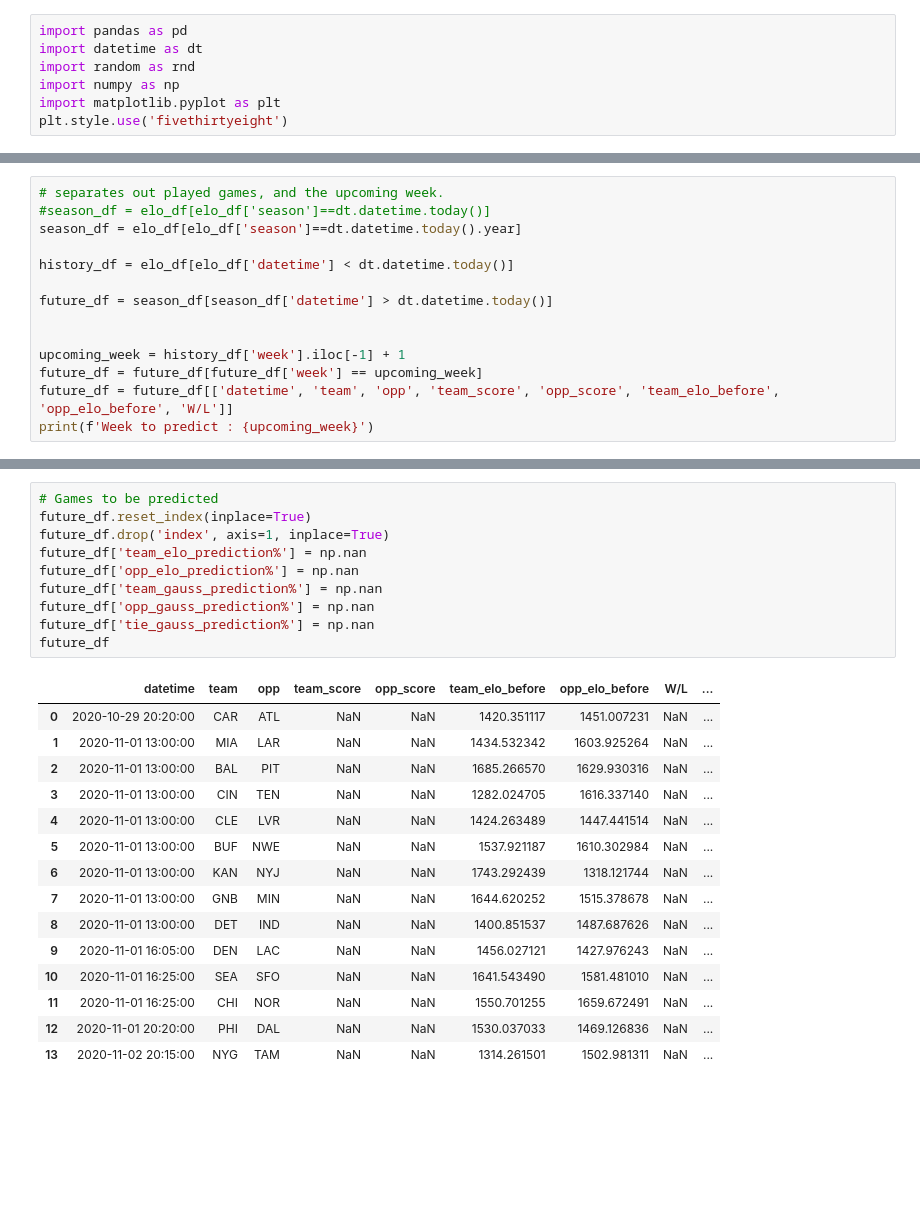
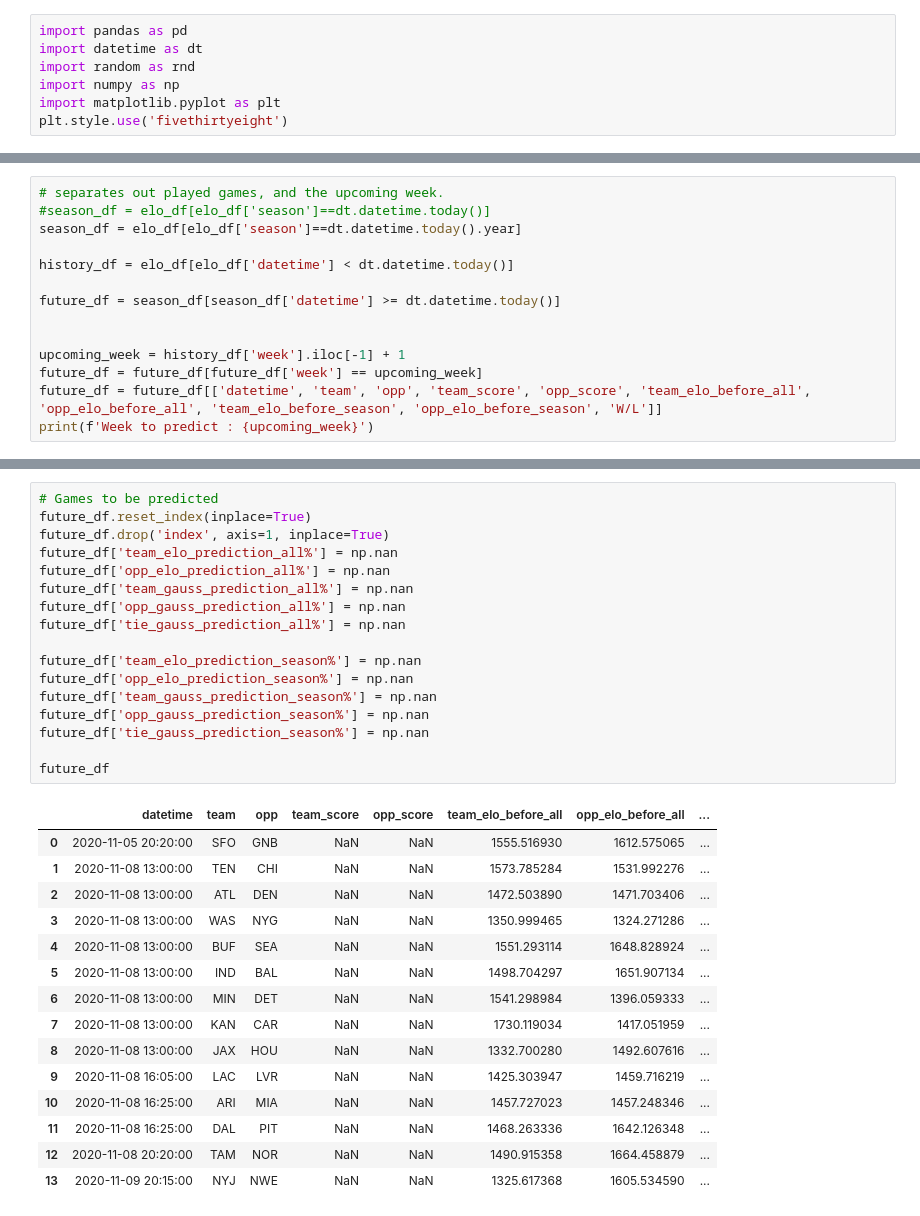
Before and after one commit to bfitzpatrick79/personal_projects, a Jupyter notebook: Experimental Projects/nfl_model/03_Predictions.ipynb, the cells around one changed output, grey strips where cells are left out. Saved outputs shown, nothing was run; the diff lists cells and outputs as text; blank space fills up the shorter version.

Commit message:
week 9 predictions

```diff
--- a/Experimental Projects/nfl_model/03_Predictions.ipynb
+++ b/Experimental Projects/nfl_model/03_Predictions.ipynb
@@ -26,11 +26,11 @@ season_df = elo_df[elo_df['season']==dt.datetime.today().year]
 
 history_df = elo_df[elo_df['datetime'] < dt.datetime.today()]
 
-future_df = season_df[season_df['datetime'] > dt.datetime.today()]
+future_df = season_df[season_df['datetime'] >= dt.datetime.today()]
 
 
 upcoming_week = history_df['week'].iloc[-1] + 1
 future_df = future_df[future_df['week'] == upcoming_week]
-future_df = future_df[['datetime', 'team', 'opp', 'team_score', 'opp_score', 'team_elo_before', 'opp_elo_before', 'W/L']]
+future_df = future_df[['datetime', 'team', 'opp', 'team_score', 'opp_score', 'team_elo_before_all', 'opp_elo_before_all', 'team_elo_before_season', 'opp_elo_before_season', 'W/L']]
 print(f'Week to predict : {upcoming_week}')
 # %% [output]
@@ -72,26 +102,33 @@ See the caveats in the documentation: https://pandas.pydata.org/pandas-docs/stab
 # %%
 # Games to be predicted
 future_df.reset_index(inplace=True)
 future_df.drop('index', axis=1, inplace=True)
-future_df['team_elo_prediction%'] = np.nan
-future_df['opp_elo_prediction%'] = np.nan
-future_df['team_gauss_prediction%'] = np.nan
-future_df['opp_gauss_prediction%'] = np.nan
-future_df['tie_gauss_prediction%'] = np.nan
+future_df['team_elo_prediction_all%'] = np.nan
+future_df['opp_elo_prediction_all%'] = np.nan
+future_df['team_gauss_prediction_all%'] = np.nan
+future_df['opp_gauss_prediction_all%'] = np.nan
+future_df['tie_gauss_prediction_all%'] = np.nan
+
+future_df['team_elo_prediction_season%'] = np.nan
+future_df['opp_elo_prediction_season%'] = np.nan
+future_df['team_gauss_prediction_season%'] = np.nan
+future_df['opp_gauss_prediction_season%'] = np.nan
+future_df['tie_gauss_prediction_season%'] = np.nan
+
 future_df
 # %% [output]
-|  | datetime | team | opp | team_score | opp_score | team_elo_before | opp_elo_before | W/L | ... |
-| 0 | 2020-10-29 20:20:00 | CAR | ATL | NaN | NaN | 1420.351117 | 1451.007231 | NaN | ... |
-| 1 | 2020-11-01 13:00:00 | MIA | LAR | NaN | NaN | 1434.532342 | 1603.925264 | NaN | ... |
-| 2 | 2020-11-01 13:00:00 | BAL | PIT | NaN | NaN | 1685.266570 | 1629.930316 | NaN | ... |
-| 3 | 2020-11-01 13:00:00 | CIN | TEN | NaN | NaN | 1282.024705 | 1616.337140 | NaN | ... |
-| 4 | 2020-11-01 13:00:00 | CLE | LVR | NaN | NaN | 1424.263489 | 1447.441514 | NaN | ... |
-| 5 | 2020-11-01 13:00:00 | BUF | NWE | NaN | NaN | 1537.921187 | 1610.302984 | NaN | ... |
-| 6 | 2020-11-01 13:00:00 | KAN | NYJ | NaN | NaN | 1743.292439 | 1318.121744 | NaN | ... |
-| 7 | 2020-11-01 13:00:00 | GNB | MIN | NaN | NaN | 1644.620252 | 1515.378678 | NaN | ... |
-| 8 | 2020-11-01 13:00:00 | DET | IND | NaN | NaN | 1400.851537 | 1487.687626 | NaN | ... |
-| 9 | 2020-11-01 16:05:00 | DEN | LAC | NaN | NaN | 1456.027121 | 1427.976243 | NaN | ... |
-| 10 | 2020-11-01 16:25:00 | SEA | SFO | NaN | NaN | 1641.543490 | 1581.481010 | NaN | ... |
-| 11 | 2020-11-01 16:25:00 | CHI | NOR | NaN | NaN | 1550.701255 | 1659.672491 | NaN | ... |
-| 12 | 2020-11-01 20:20:00 | PHI | DAL | NaN | NaN | 1530.037033 | 1469.126836 | NaN | ... |
-| 13 | 2020-11-02 20:15:00 | NYG | TAM | NaN | NaN | 1314.261501 | 1502.981311 | NaN | ... |
+|  | datetime | team | opp | team_score | opp_score | team_elo_before_all | opp_elo_before_all | ... |
+| 0 | 2020-11-05 20:20:00 | SFO | GNB | NaN | NaN | 1555.516930 | 1612.575065 | ... |
+| 1 | 2020-11-08 13:00:00 | TEN | CHI | NaN | NaN | 1573.785284 | 1531.992276 | ... |
+| 2 | 2020-11-08 13:00:00 | ATL | DEN | NaN | NaN | 1472.503890 | 1471.703406 | ... |
+| 3 | 2020-11-08 13:00:00 | WAS | NYG | NaN | NaN | 1350.999465 | 1324.271286 | ... |
+| 4 | 2020-11-08 13:00:00 | BUF | SEA | NaN | NaN | 1551.293114 | 1648.828924 | ... |
+| 5 | 2020-11-08 13:00:00 | IND | BAL | NaN | NaN | 1498.704297 | 1651.907134 | ... |
+| 6 | 2020-11-08 13:00:00 | MIN | DET | NaN | NaN | 1541.298984 | 1396.059333 | ... |
+| 7 | 2020-11-08 13:00:00 | KAN | CAR | NaN | NaN | 1730.119034 | 1417.051959 | ... |
+| 8 | 2020-11-08 13:00:00 | JAX | HOU | NaN | NaN | 1332.700280 | 1492.607616 | ... |
+| 9 | 2020-11-08 16:05:00 | LAC | LVR | NaN | NaN | 1425.303947 | 1459.716219 | ... |
+| 10 | 2020-11-08 16:25:00 | ARI | MIA | NaN | NaN | 1457.727023 | 1457.248346 | ... |
+| 11 | 2020-11-08 16:25:00 | DAL | PIT | NaN | NaN | 1468.263336 | 1642.126348 | ... |
+| 12 | 2020-11-08 20:20:00 | TAM | NOR | NaN | NaN | 1490.915358 | 1664.458879 | ... |
+| 13 | 2020-11-09 20:15:00 | NYJ | NWE | NaN | NaN | 1325.617368 | 1605.534590 | ... |
```
Also changed, not shown: parts of 11 cells of this notebook, 34 other files.
